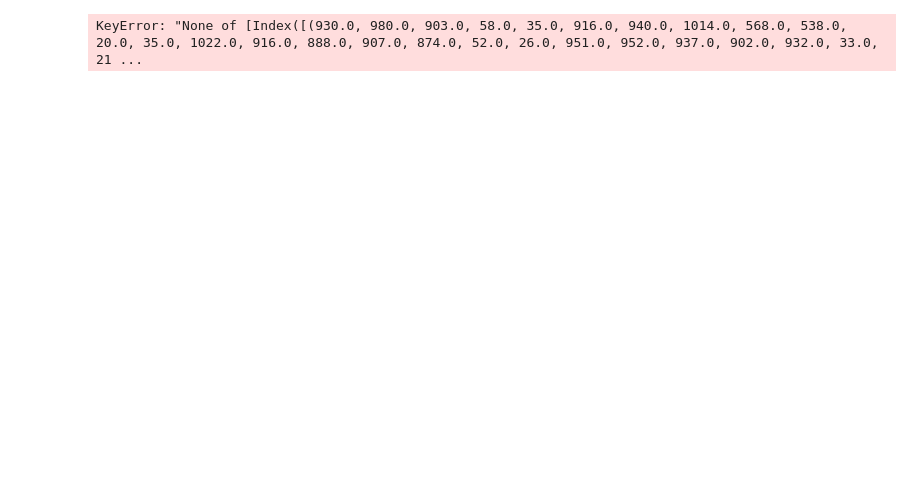
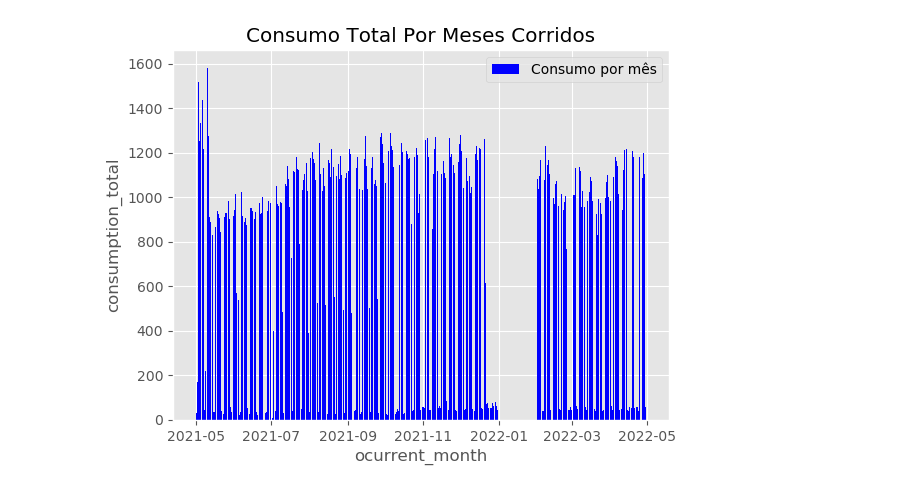
Before and after one commit to YasRordrigues/PolinomionRegretion, a Jupyter notebook: timeseries_eda.ipynb, the cells around one changed output. Drawn from its saved outputs; the diff is of its cells as text; code cells hidden in the pictures; blank space fills up the shorter version.

```diff
--- a/timeseries_eda.ipynb
+++ b/timeseries_eda.ipynb
@@ -63,4 +61,10 @@ plt.show()
-# %%
-timeseries_table.hist(column= consumption_total)
-# %% [output]
-KeyError: "None of [Index([(930.0, 980.0, 903.0, 58.0, 35.0, 916.0, 940.0, 1014.0, 568.0, 538.0, 20.0, 35.0, 1022.0, 916.0, 888.0, 907.0, 874.0, 52.0, 26.0, 951.0, 952.0, 937.0, 902.0, 932.0, 33.0, 21 ...
+# %%
+plt.style.use('ggplot')
+plt.bar(ocurrent_month, consumption_total, label = 'Consumo por mês', color= 'b')
+plt.legend()
+plt.title('Consumo Total Por Meses Corridos')
+plt.xlabel('ocurrent_month')
+plt.ylabel('consumption_total')
+plt.show()
+# %% [output]
+[figure, added]
```
Also changed, not shown: parts of 5 cells of this notebook, 1 other file.
